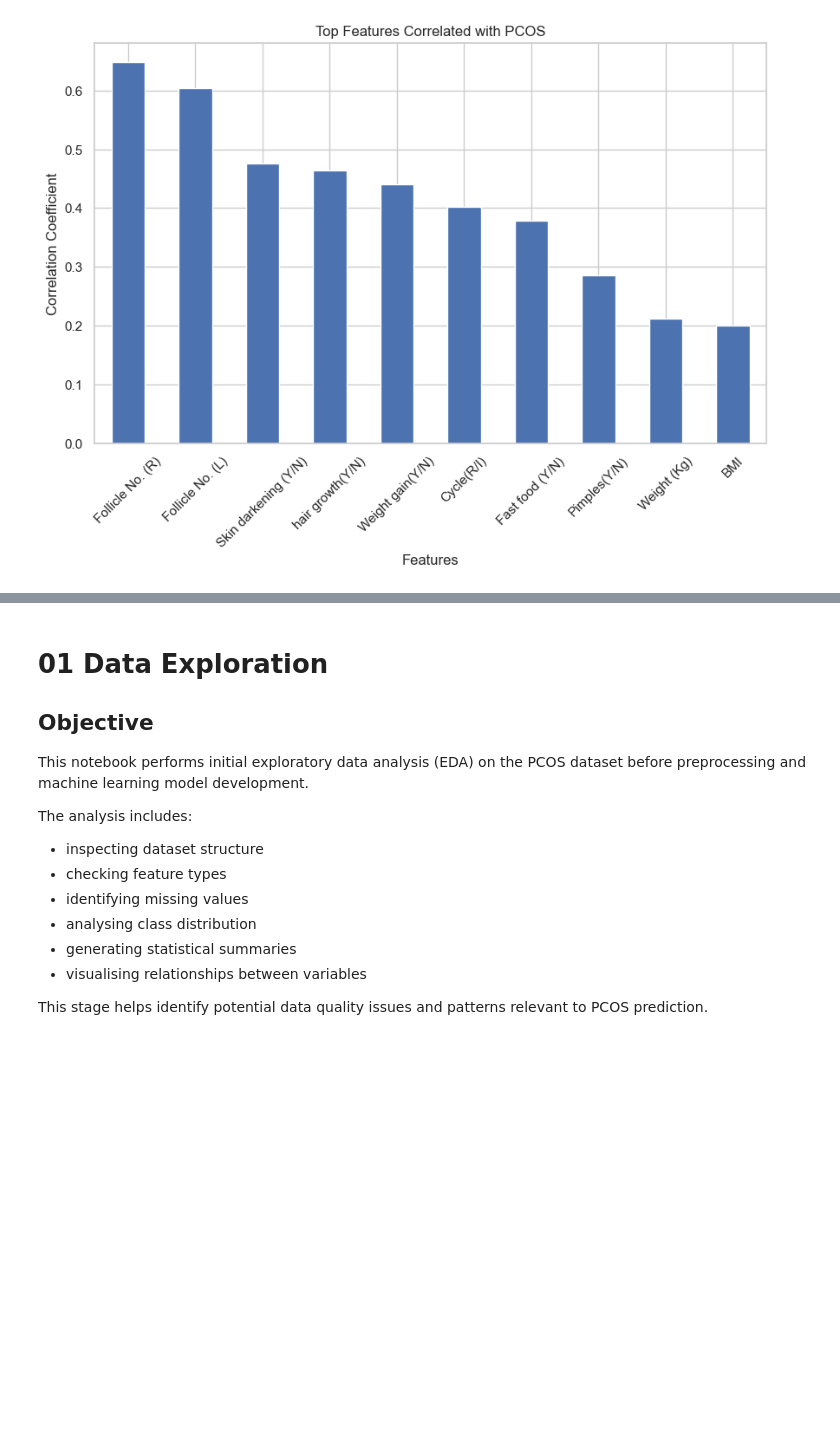
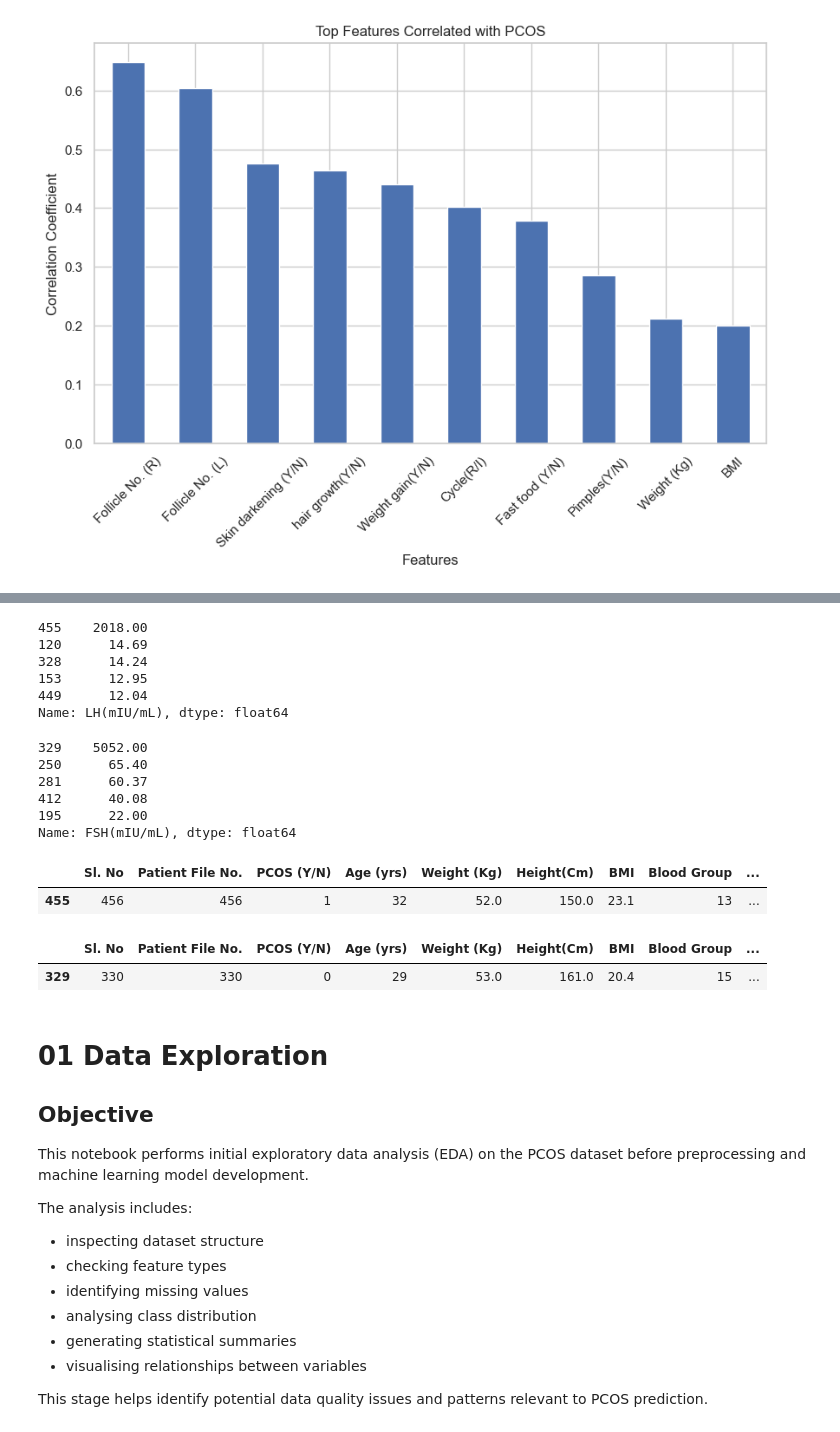
Before and after one commit to Benita2004/Pcos-Xai-Dissertation, a Jupyter notebook: notebooks/01_data_exploration.ipynb, the cells around one changed output, grey strips where cells are left out. Cells and saved outputs as stored; diff of their text form; code cells hidden in the pictures; blank space fills up the shorter version.

```diff
--- a/notebooks/01_data_exploration.ipynb
+++ b/notebooks/01_data_exploration.ipynb
@@ -204,3 +260,35 @@ plt.show()
+# %%
+# Display the highest LH values
+df["LH(mIU/mL)"].sort_values(ascending=False).head()
+# %% [output]
+455    2018.00
+120      14.69
+328      14.24
+153      12.95
+449      12.04
+Name: LH(mIU/mL), dtype: float64
+# %%
+# Display the highest FSH values
+df["FSH(mIU/mL)"].sort_values(ascending=False).head()
+# %% [output]
+329    5052.00
+250      65.40
+281      60.37
+412      40.08
+195      22.00
+Name: FSH(mIU/mL), dtype: float64
+# %%
+# Display rows with extreme LH values
+df[df["LH(mIU/mL)"] > 100]
+# %% [output]
+|  | Sl. No | Patient File No. | PCOS (Y/N) | Age (yrs) | Weight (Kg) | Height(Cm) | BMI | Blood Group | ... |
+| 455 | 456 | 456 | 1 | 32 | 52.0 | 150.0 | 23.1 | 13 | ... |
+# %%
+# Display rows with extreme FSH values
+df[df["FSH(mIU/mL)"] > 100]
+# %% [output]
+|  | Sl. No | Patient File No. | PCOS (Y/N) | Age (yrs) | Weight (Kg) | Height(Cm) | BMI | Blood Group | ... |
+| 329 | 330 | 330 | 0 | 29 | 53.0 | 161.0 | 20.4 | 15 | ... |
 # %% [markdown]
 # 01 Data Exploration
 
```
Also changed, not shown: parts of 3 cells of this notebook.
